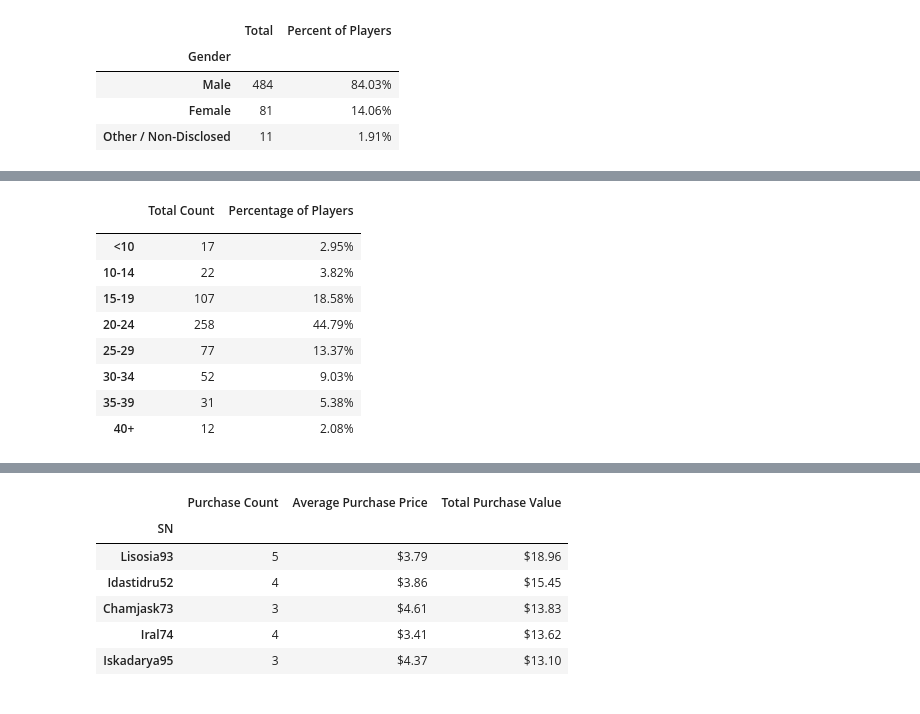
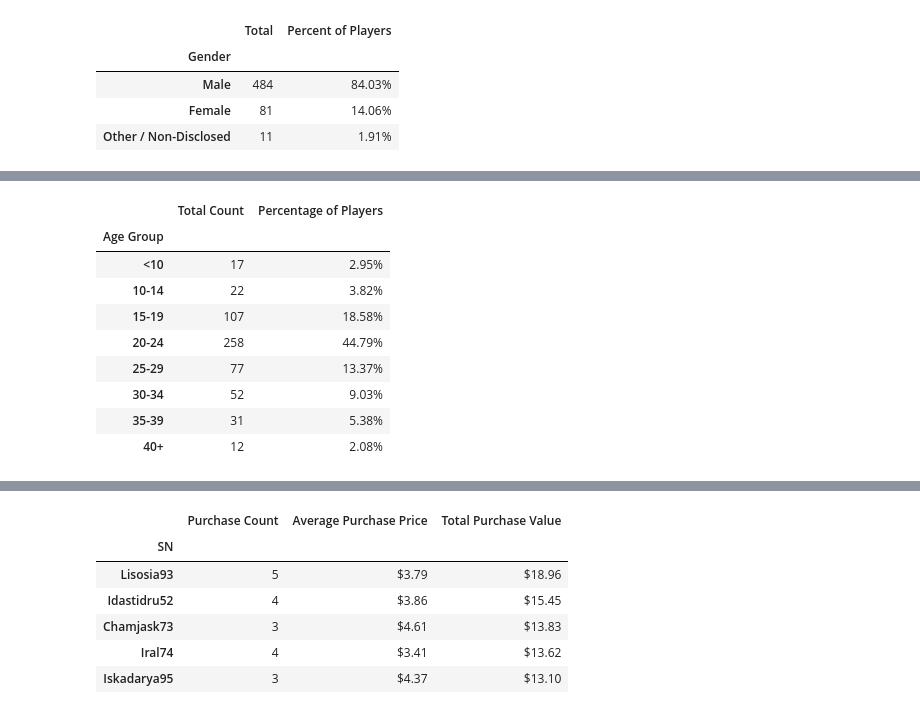
Before and after one commit to ggyotoku-tPnSHD/pandas_example, a Jupyter notebook: HeoresOfPymoli/HeroesOfPymoli.ipynb, the cells around one changed output, grey strips where cells are left out. Drawn from its saved outputs; the diff is of its cells as text; code cells hidden in the pictures.

```diff
--- a/HeoresOfPymoli/HeroesOfPymoli.ipynb
+++ b/HeoresOfPymoli/HeroesOfPymoli.ipynb
@@ -101,22 +161,34 @@ fantasy_df2
 # %%
+# Define the formatting dictionary
 format_dict3 = {"Percentage of Players": "{0:,.2f}%"}
+
+# Create a new DataFrame to avoid modifying the original DataFrame
+total_players2 = fantasy_df.drop_duplicates(subset="SN").copy()
+
+# Create bins and labels for age groups
 bins = [0, 9.99, 14.99, 19.99, 24.99, 29.99, 34.99, 39.99, 50]
-index = ["<10", "10-14", "15-19", "20-24", "25-29", "30-34", "35-39", "40+"]
-total_players2 = fantasy_df.drop_duplicates(subset="SN")
-total_players2[""] = pd.cut(total_players2["Age"],
-                            bins=bins,
-                            labels=index,
-                            include_lowest=True)
-total_players3 = total_players2.groupby(by="").count()
-total_players3["Percentage of Players"] = (total_players3[["Age"]] /
-                                           total_players3[["Age"]].sum()) * 100
+labels = ["<10", "10-14", "15-19", "20-24", "25-29", "30-34", "35-39", "40+"]
+
+# Categorize the age groups using the "Age" column
+total_players2["Age Group"] = pd.cut(total_players2["Age"], bins=bins, labels=labels, include_lowest=True)
+
+# Group the DataFrame by age group and count the occurrences
+total_players3 = total_players2.groupby("Age Group").count()
+
+# Calculate the percentage of players for each age group
+total_players3["Percentage of Players"] = (total_players3["Age"] / total_players3["Age"].sum()) * 100
+
+# Rename the "Age" column to "Total Count"
 total_players3 = total_players3.rename(columns={"Age": "Total Count"})
-total_players4 = total_players3[["Total Count", "Percentage of Players"
-                                 ]].style.format(format_dict3)
+
+# Apply formatting to the DataFrame
+total_players4 = total_players3[["Total Count", "Percentage of Players"]].style.format(format_dict3)
+
+# Display the formatted DataFrame
 total_players4
 # %% [output]
 |  | Total Count | Percentage of Players |
-|  |  |  |
+| Age Group |  |  |
 | <10 | 17 | 2.95% |
 | 10-14 | 22 | 3.82% |
 | 15-19 | 107 | 18.58% |
```
Also changed, not shown: parts of 17 cells of this notebook.
